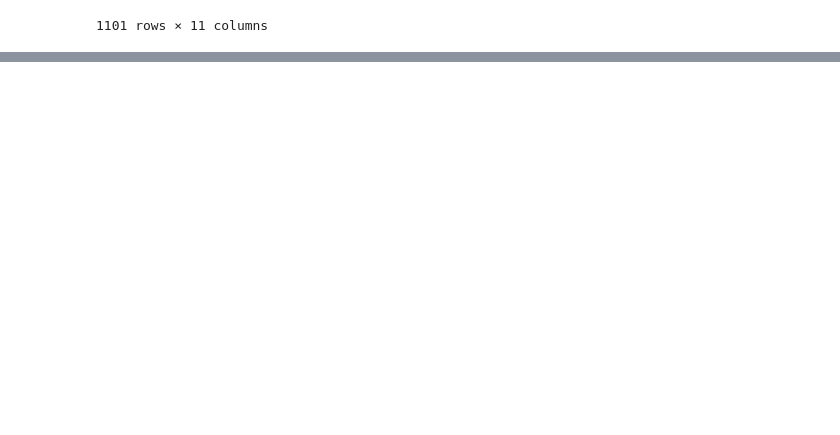
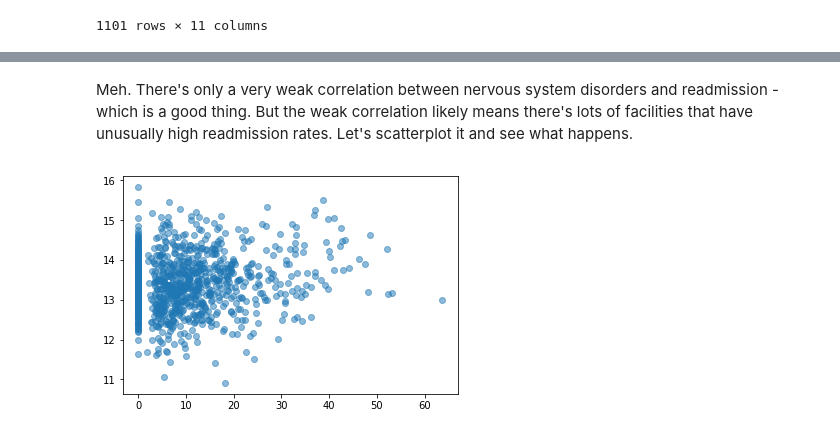
Before and after one commit to SpencerNorris/MedicareInpatientFacilities, a Jupyter notebook: Inpatient Facilities.ipynb, the cells around one changed output, grey strips where cells are left out. Saved outputs shown, nothing was run; the diff lists cells and outputs as text; code cells hidden in the pictures; blank space fills up the shorter version.

```diff
--- a/Inpatient Facilities.ipynb
+++ b/Inpatient Facilities.ipynb
@@ -387,0 +402,11 @@ assert(len(facility_conditions['CMS Certification Number (CCN)']) == len(facilit
+# %% [markdown]
+Meh. There's only a very weak correlation between nervous system disorders and readmission - which is a good thing. But the weak correlation likely means there's lots of facilities that have unusually high readmission rates. Let's scatterplot it and see what happens.
+# %%
+plt.scatter(
+    facility_conditions['Nervous system disorder (excluding stroke)'] * 100,
+    facility_conditions['I_007_01_RSRR'],
+    alpha=.5
+)
+plt.show()
+# %% [output]
+[figure, added]
```
Also changed, not shown: parts of 13 cells of this notebook.
